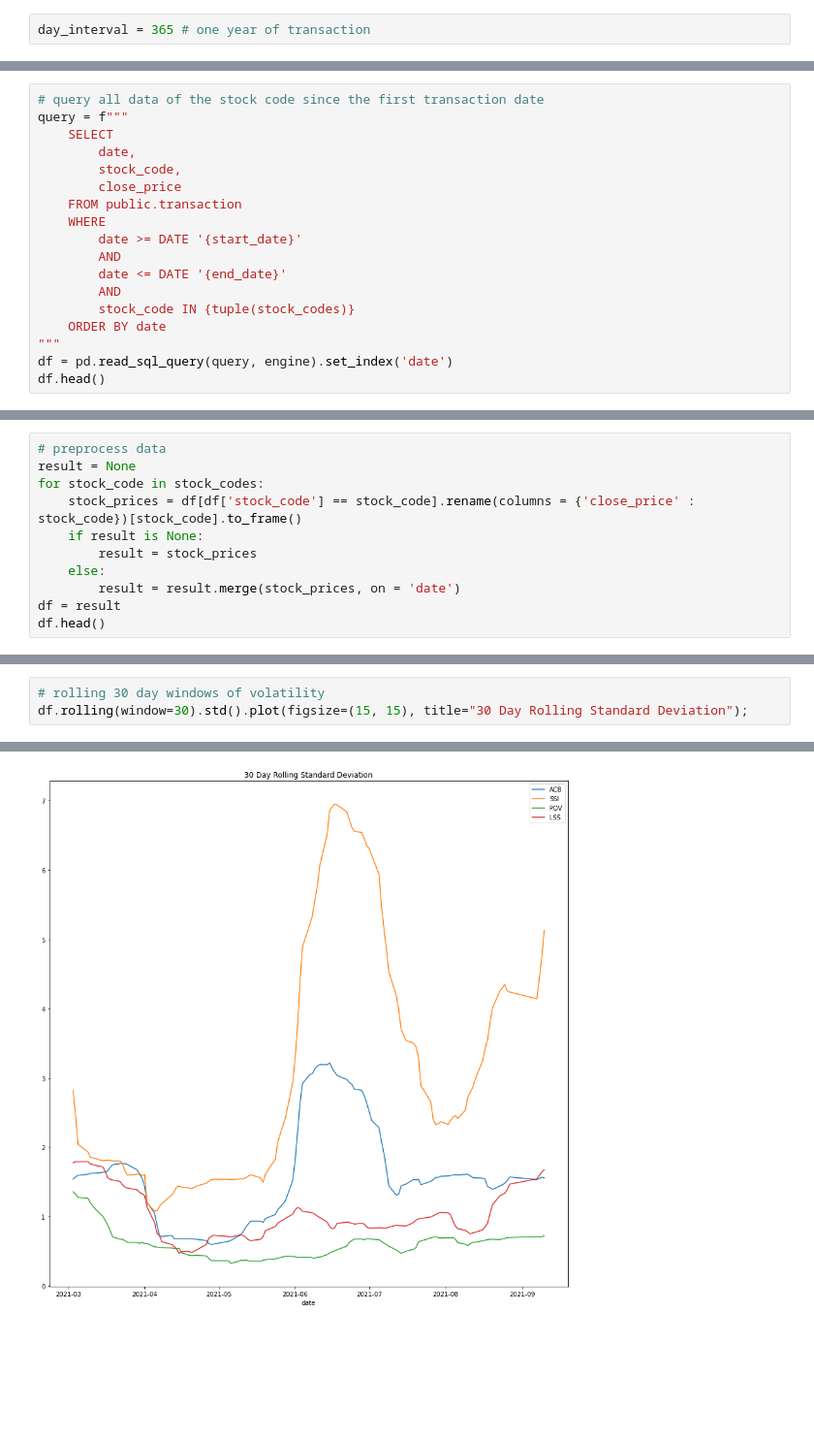
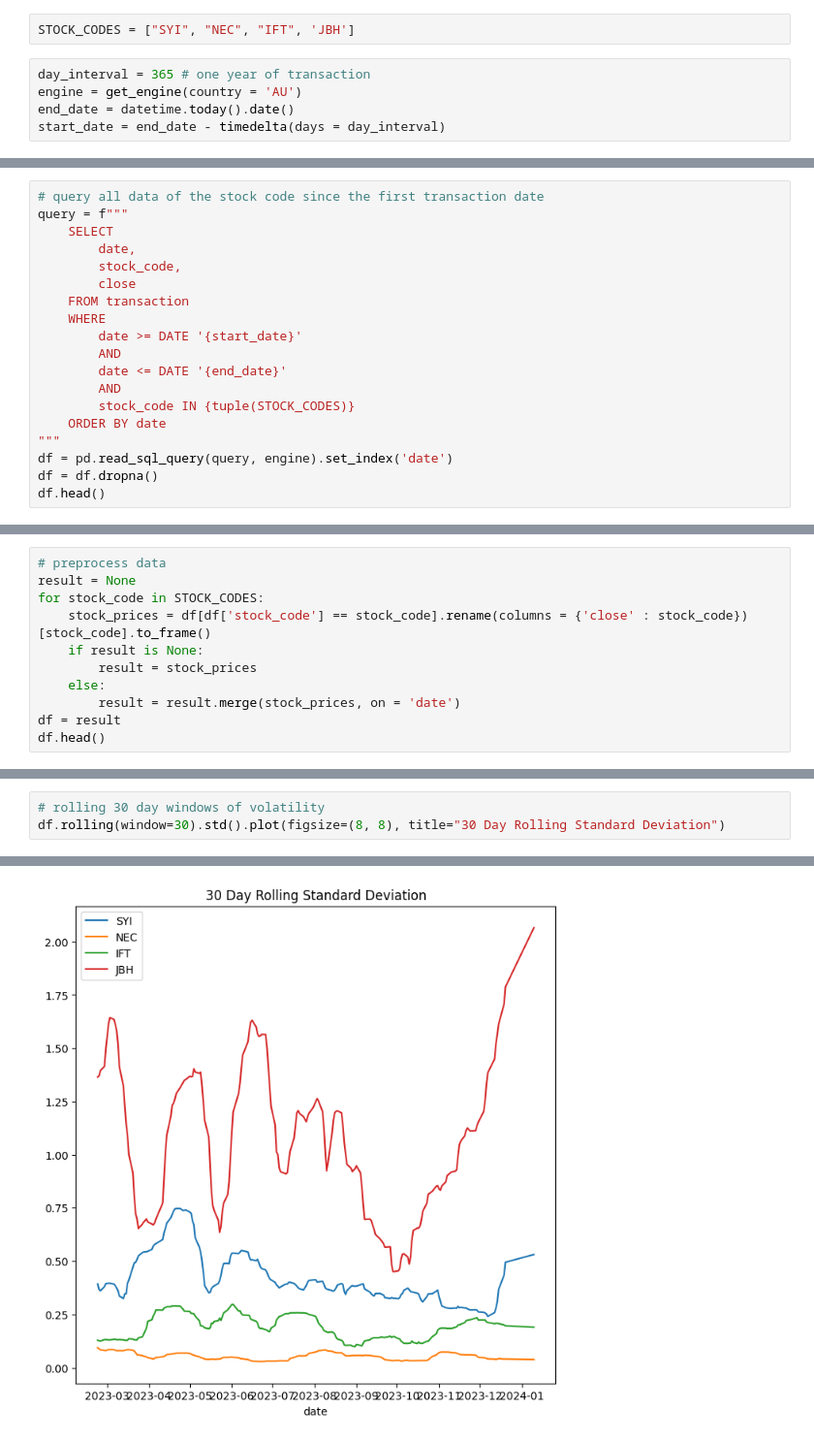
Before and after one commit to crimsonthinker/stock_data_scraper, a Jupyter notebook: analysis/notebook/stock_description.ipynb, the cells around one changed output, grey strips where cells are left out. Shown at 97% size. Drawn from its saved outputs; the diff is of its cells as text; blank space fills up the shorter version.

```diff
--- a/analysis/notebook/stock_description.ipynb
+++ b/analysis/notebook/stock_description.ipynb
@@ -12,2 +7,7 @@ stock_codes = ['ACB', 'SSI', 'PMB', 'LSS']
+# %%
+STOCK_CODES = ["SYI", "NEC", "IFT", 'JBH']
 # %%
 day_interval = 365 # one year of transaction
+engine = get_engine(country = 'AU')
+end_date = datetime.today().date()
+start_date = end_date - timedelta(days = day_interval)
@@ -20,16 +17,17 @@ query = f"""
     SELECT
         date,
         stock_code,
-        close_price
-    FROM public.transaction
+        close
+    FROM transaction
     WHERE
         date >= DATE '{start_date}'
         AND
         date <= DATE '{end_date}'
         AND
-        stock_code IN {tuple(stock_codes)}
+        stock_code IN {tuple(STOCK_CODES)}
     ORDER BY date
 """
 df = pd.read_sql_query(query, engine).set_index('date')
+df = df.dropna()
 df.head()
 # %% [output]
@@ -43,8 +41,8 @@ df.head()
 # %%
 # preprocess data
 result = None
-for stock_code in stock_codes:
-    stock_prices = df[df['stock_code'] == stock_code].rename(columns = {'close_price' : stock_code})[stock_code].to_frame()
+for stock_code in STOCK_CODES:
+    stock_prices = df[df['stock_code'] == stock_code].rename(columns = {'close' : stock_code})[stock_code].to_frame()
     if result is None:
         result = stock_prices
     else:
@@ -97,4 +81,4 @@ cumulative_returns.plot(figsize=(20, 10), title="Cumulative Returns")
 # %%
 # rolling 30 day windows of volatility
-df.rolling(window=30).std().plot(figsize=(15, 15), title="30 Day Rolling Standard Deviation");
+df.rolling(window=30).std().plot(figsize=(8, 8), title="30 Day Rolling Standard Deviation")
 # %% [output]
@@ -101,4 +86,4 @@ df.rolling(window=30).std().plot(figsize=(15, 15), title="30 Day Rolling Standar
-[figure, old version]
+[figure, new version]
 # %%
 # Get correlation between these stocks
 df.corr()
```
Also changed, not shown: parts of 14 cells of this notebook, 31 other files.
